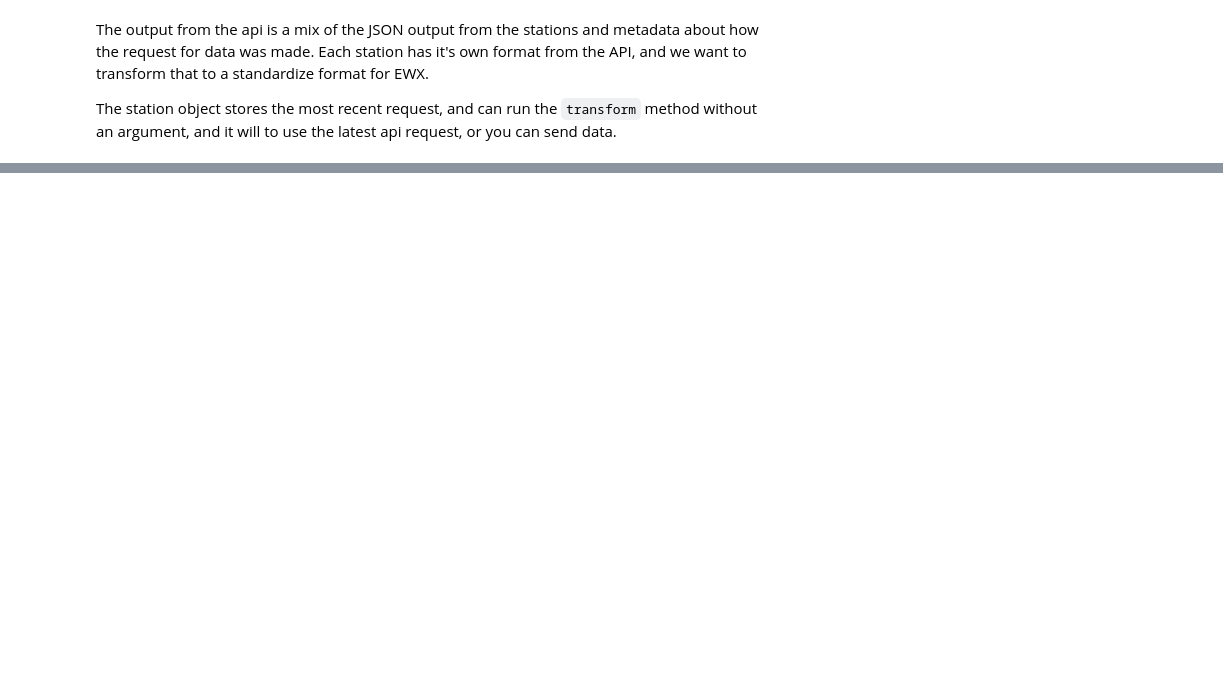
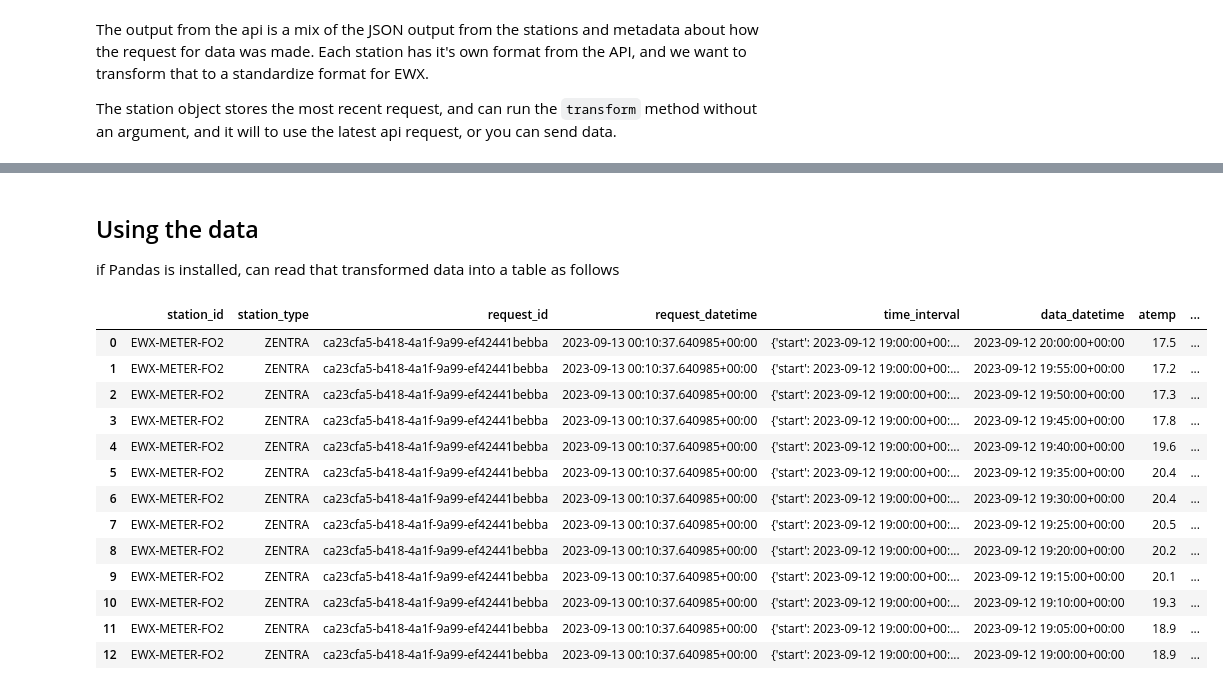
Before and after one commit to billspat/ewx_pws, a Jupyter notebook: docs/stations.ipynb, the cells around one changed output, grey strips where cells are left out. Saved outputs shown, nothing was run; the diff lists cells and outputs as text; code cells hidden in the pictures; blank space fills up the shorter version.

Commit message:
improves to notebook showing off stations

```diff
--- a/docs/stations.ipynb
+++ b/docs/stations.ipynb
@@ -86,8 +92,7 @@ interval = UTCInterval.previous_interval(delta_mins = 60)
 # %%
 # get weather one station from the list.  test by changing the station_id with one from above
-station_id = 'EWXZENTRA01'
+station_id = 'EWX-METER-FO2'
 station = stations[station_id]
 
-api_data = station.get_readings(interval.start, interval.end)
-pprint(api_data)
+pprint(station.config)
 # %% [output]
@@ -146,0 +162,24 @@ dict_values([])
+# %% [markdown]
+## Using the data
+
+if Pandas is installed, can read that transformed data into a table as follows
+# %%
+import pandas
+from IPython.display import display
+weather_df = pandas.DataFrame(readings.for_csv())
+display(weather_df)
+# %% [output]
+|  | station_id | station_type | request_id | request_datetime | time_interval | data_datetime | atemp | ... |
+| 0 | EWX-METER-FO2 | ZENTRA | ca23cfa5-b418-4a1f-9a99-ef42441bebba | 2023-09-13 00:10:37.640985+00:00 | {'start': 2023-09-12 19:00:00+00:... | 2023-09-12 20:00:00+00:00 | 17.5 | ... |
+| 1 | EWX-METER-FO2 | ZENTRA | ca23cfa5-b418-4a1f-9a99-ef42441bebba | 2023-09-13 00:10:37.640985+00:00 | {'start': 2023-09-12 19:00:00+00:... | 2023-09-12 19:55:00+00:00 | 17.2 | ... |
+| 2 | EWX-METER-FO2 | ZENTRA | ca23cfa5-b418-4a1f-9a99-ef42441bebba | 2023-09-13 00:10:37.640985+00:00 | {'start': 2023-09-12 19:00:00+00:... | 2023-09-12 19:50:00+00:00 | 17.3 | ... |
+| 3 | EWX-METER-FO2 | ZENTRA | ca23cfa5-b418-4a1f-9a99-ef42441bebba | 2023-09-13 00:10:37.640985+00:00 | {'start': 2023-09-12 19:00:00+00:... | 2023-09-12 19:45:00+00:00 | 17.8 | ... |
+| 4 | EWX-METER-FO2 | ZENTRA | ca23cfa5-b418-4a1f-9a99-ef42441bebba | 2023-09-13 00:10:37.640985+00:00 | {'start': 2023-09-12 19:00:00+00:... | 2023-09-12 19:40:00+00:00 | 19.6 | ... |
+| 5 | EWX-METER-FO2 | ZENTRA | ca23cfa5-b418-4a1f-9a99-ef42441bebba | 2023-09-13 00:10:37.640985+00:00 | {'start': 2023-09-12 19:00:00+00:... | 2023-09-12 19:35:00+00:00 | 20.4 | ... |
+| 6 | EWX-METER-FO2 | ZENTRA | ca23cfa5-b418-4a1f-9a99-ef42441bebba | 2023-09-13 00:10:37.640985+00:00 | {'start': 2023-09-12 19:00:00+00:... | 2023-09-12 19:30:00+00:00 | 20.4 | ... |
+| 7 | EWX-METER-FO2 | ZENTRA | ca23cfa5-b418-4a1f-9a99-ef42441bebba | 2023-09-13 00:10:37.640985+00:00 | {'start': 2023-09-12 19:00:00+00:... | 2023-09-12 19:25:00+00:00 | 20.5 | ... |
+| 8 | EWX-METER-FO2 | ZENTRA | ca23cfa5-b418-4a1f-9a99-ef42441bebba | 2023-09-13 00:10:37.640985+00:00 | {'start': 2023-09-12 19:00:00+00:... | 2023-09-12 19:20:00+00:00 | 20.2 | ... |
+| 9 | EWX-METER-FO2 | ZENTRA | ca23cfa5-b418-4a1f-9a99-ef42441bebba | 2023-09-13 00:10:37.640985+00:00 | {'start': 2023-09-12 19:00:00+00:... | 2023-09-12 19:15:00+00:00 | 20.1 | ... |
+| 10 | EWX-METER-FO2 | ZENTRA | ca23cfa5-b418-4a1f-9a99-ef42441bebba | 2023-09-13 00:10:37.640985+00:00 | {'start': 2023-09-12 19:00:00+00:... | 2023-09-12 19:10:00+00:00 | 19.3 | ... |
+| 11 | EWX-METER-FO2 | ZENTRA | ca23cfa5-b418-4a1f-9a99-ef42441bebba | 2023-09-13 00:10:37.640985+00:00 | {'start': 2023-09-12 19:00:00+00:... | 2023-09-12 19:05:00+00:00 | 18.9 | ... |
+| 12 | EWX-METER-FO2 | ZENTRA | ca23cfa5-b418-4a1f-9a99-ef42441bebba | 2023-09-13 00:10:37.640985+00:00 | {'start': 2023-09-12 19:00:00+00:... | 2023-09-12 19:00:00+00:00 | 18.9 | ... |
```
Also changed, not shown: parts of 11 cells of this notebook.
